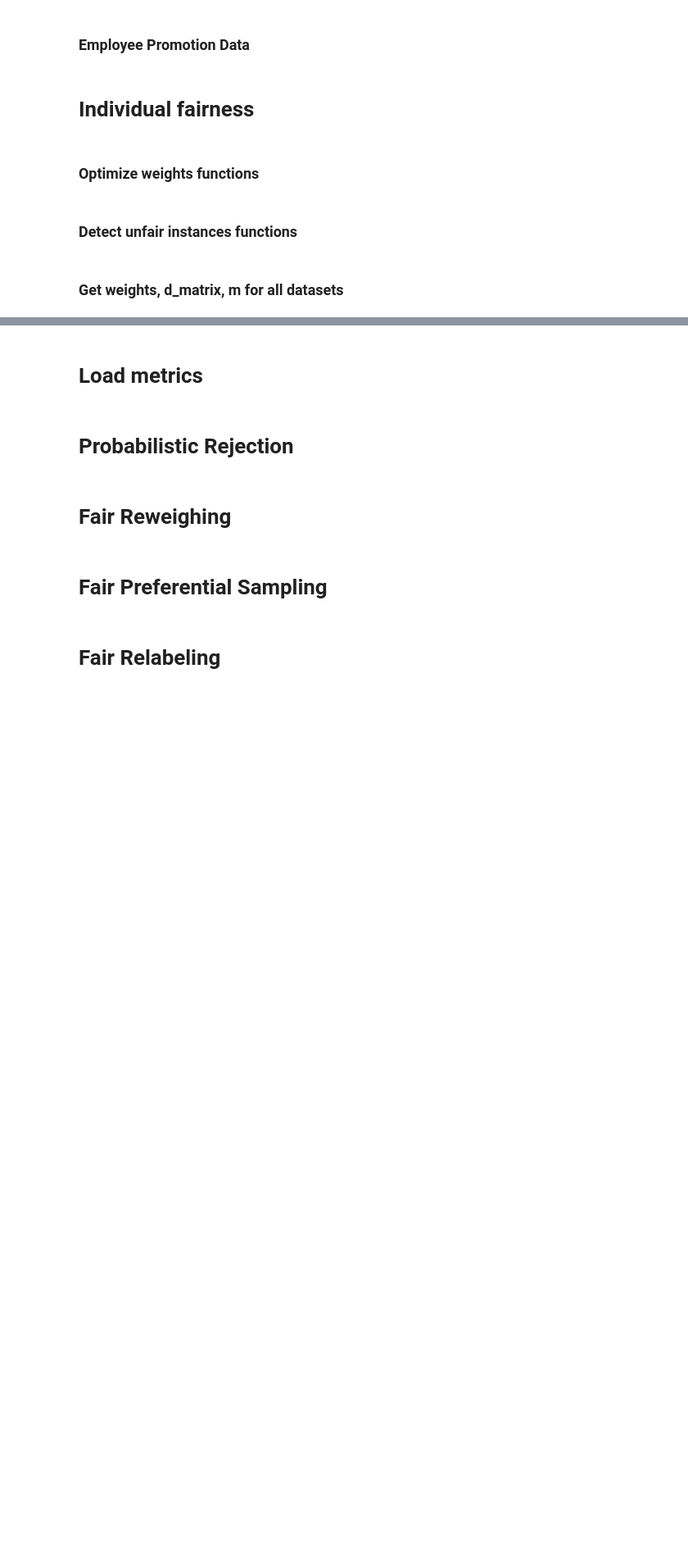
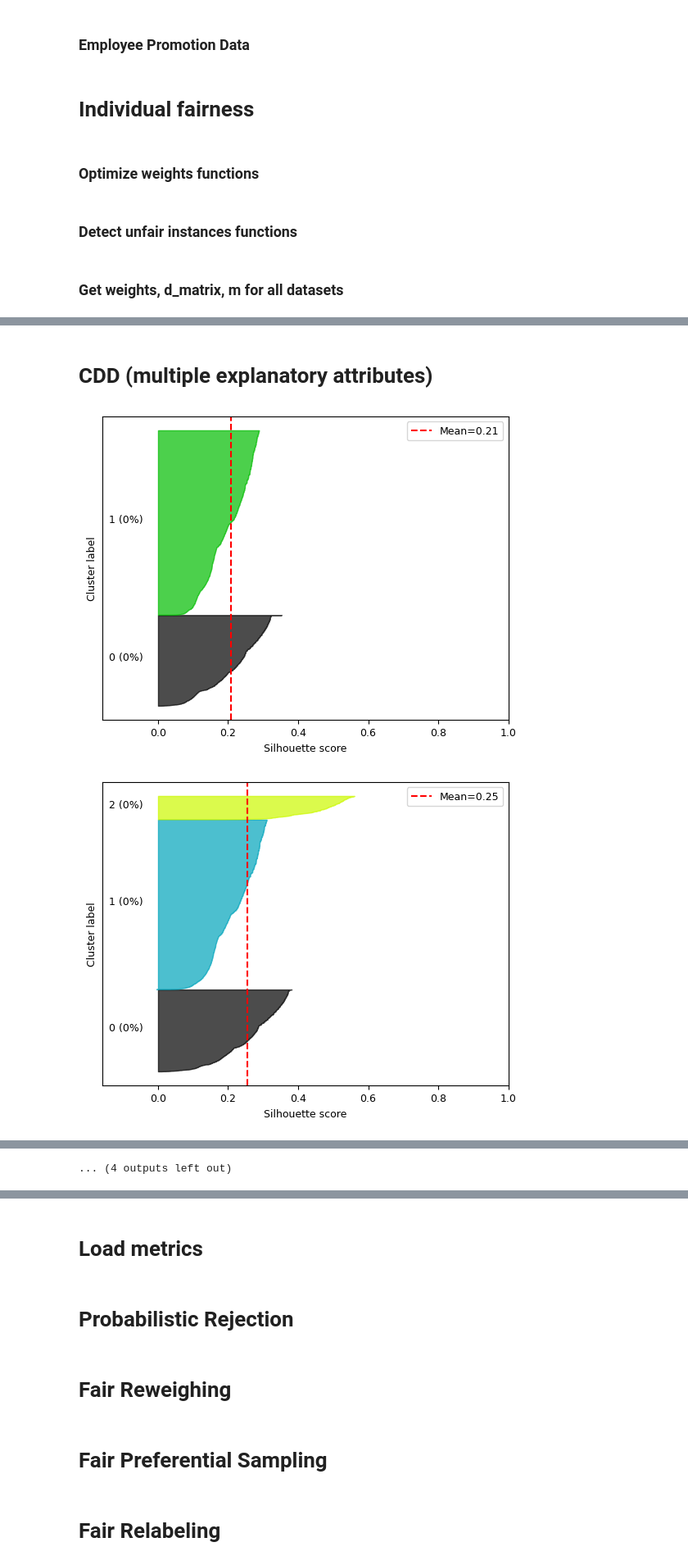
Before and after one commit to TibeIritie/fairness-aware-classification, a Jupyter notebook: fair_classification.ipynb, the cells around one changed output, grey strips where cells are left out. Shown at 82% size. Cells and saved outputs as stored; diff of their text form; code cells hidden in the pictures; blank space fills up the shorter version.

```diff
--- a/fair_classification.ipynb
+++ b/fair_classification.ipynb
@@ -255,7 +259,12 @@ def get_d_all(df):
     n_f = df[df[s] == 0].shape[0]
     n_d_plus = df[(df[s] == 1) & (df[c] == 1)].shape[0]
     n_d = df[df[s] == 1].shape[0]
-    d_all = n_f_plus / n_f - n_d_plus / n_d
+    if n_f > 0 and n_d > 0:
+        d_all = n_f_plus / n_f - n_d_plus / n_d
+    elif n_f > 0:
+        d_all = n_f_plus / n_f
+    else:
+        d_all = - n_d_plus / n_d
 
     return d_all
 # %%
@@ -311,8 +320,14 @@ def get_d_unfair(df, cat_cols, e=None, n_bins=[10], print_vc=False, export=False
             e_values = df_d[a].unique().tolist()
             d_fair = 0
             for i in e_values:
-                p_e_f = df_d[(df_d[s] == 0) & (df_d[a] == i)].shape[0] / df_d[df_d[s] == 0].shape[0]
-                p_e_d = df_d[(df_d[s] == 1) & (df_d[a] == i)].shape[0] / df_d[df_d[s] == 1].shape[0]
+                if df_d[df_d[s] == 0].shape[0] != 0:
+                    p_e_f = df_d[(df_d[s] == 0) & (df_d[a] == i)].shape[0] / df_d[df_d[s] == 0].shape[0]
+                else:
+                    p_e_f = 0
+                if df_d[df_d[s] == 1].shape[0] != 0:
+                    p_e_d = df_d[(df_d[s] == 1) & (df_d[a] == i)].shape[0] / df_d[df_d[s] == 1].shape[0]
+                else:
+                    p_e_d = 0
                 if df_d[(df_d[s] == 0) & (df_d[a] == i)].shape[0] != 0:
                     p_c_e_f = df_d[(df_d[s] == 0) & (df_d[a] == i) & (df_d[c] == 1)].shape[0] / \
                               df_d[(df_d[s] == 0) & (df_d[a] == i)].shape[0]
@@ -2116 +2226,8 @@ Mean, median number of neighbors of D_m-scores: 108, 91
 ... (4 outputs left out)
+# %% [markdown]
+# CDD (multiple explanatory attributes)
+# %%
+cdd_me(df_compas, w_compas, cat_cols_compas, nom_cols_compas, 6, [6])
+# %% [output]
+[figure, added]
+[figure, added]
@@ -2116,0 +2244 @@ Mean, median number of neighbors of D_m-scores: 108, 91
+... (4 outputs left out)
```
Also changed, not shown: parts of 19 cells of this notebook.
